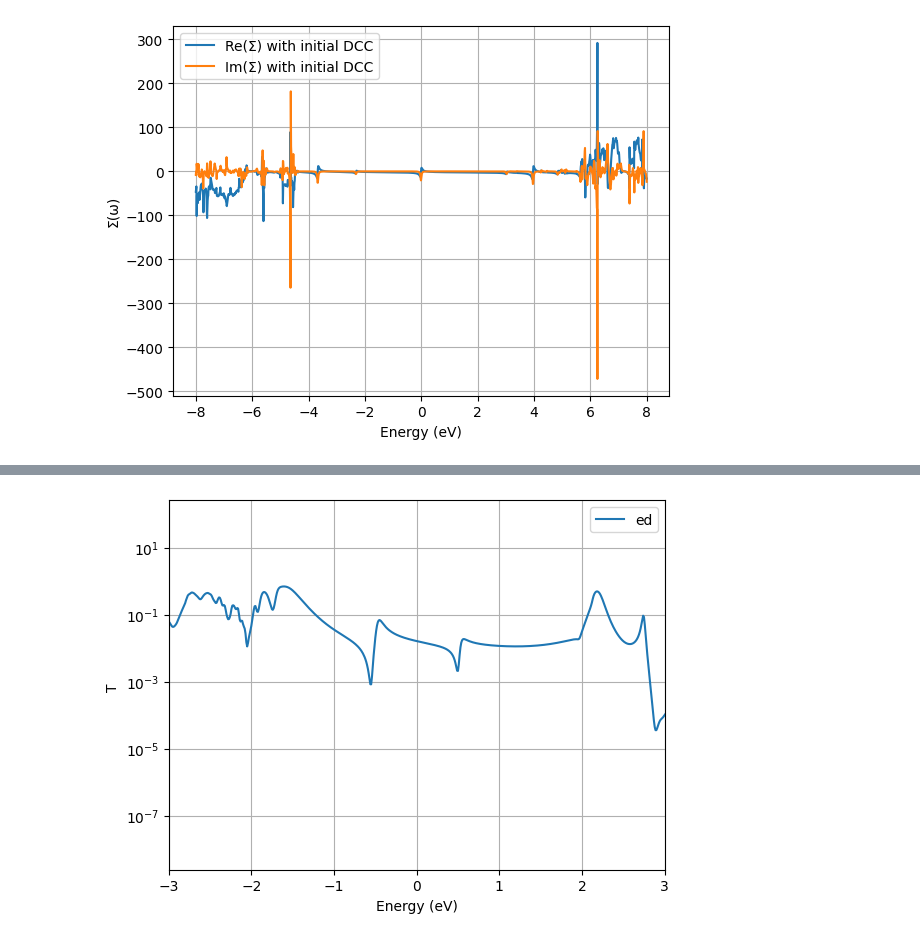
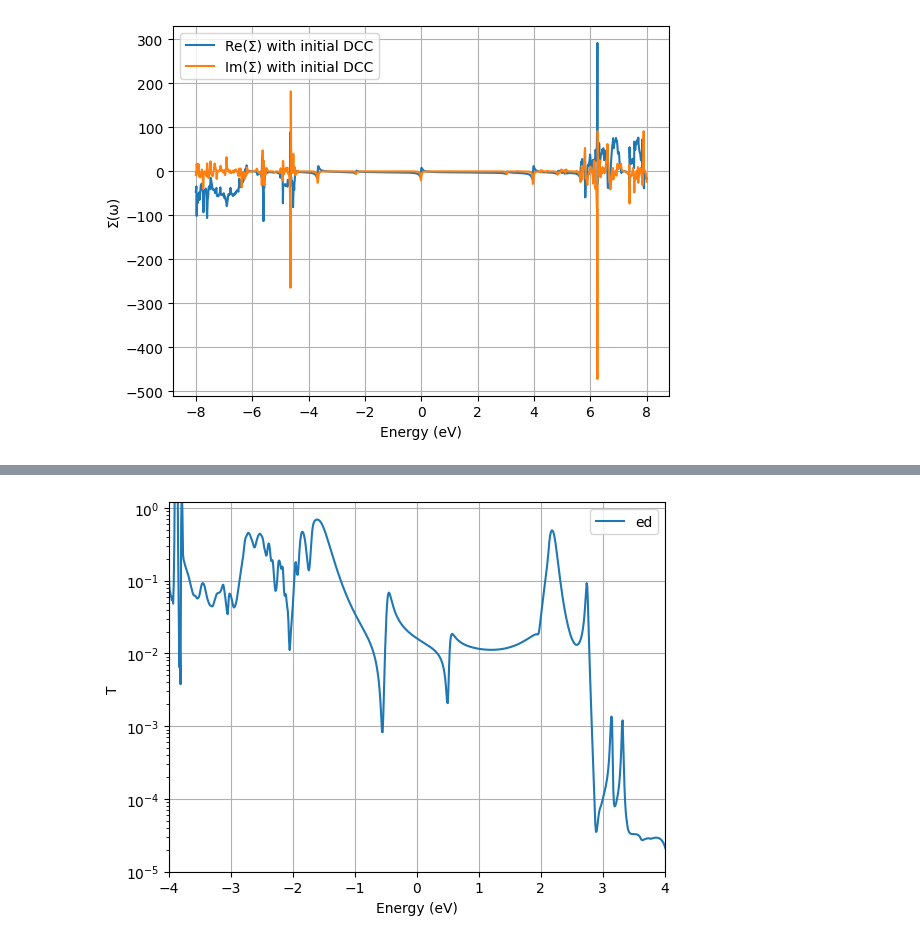
Before and after one commit to aj0337/qtpyt-tests, a Jupyter notebook: gw_edmft/AuBDA14CH2/analysis.ipynb, the cells around one changed output, grey strips where cells are left out. Cells and saved outputs as stored; diff of their text form; code cells hidden in the pictures.

```diff
--- a/gw_edmft/AuBDA14CH2/analysis.ipynb
+++ b/gw_edmft/AuBDA14CH2/analysis.ipynb
@@ -68,11 +70,12 @@ plt.grid()
 # %%
 E,T = np.load('output/lowdin/ed/ET.npy')
 plt.plot(E, T, label='ed')
 plt.xlabel('Energy (eV)')
 plt.ylabel('T ')
 plt.legend()
 plt.yscale('log')
-plt.xlim(-3,3)
+plt.xlim(-4,4)
+plt.ylim(1e-5, 1.2)
 plt.grid()
 # %% [output]
-[figure, old version]
+[figure, new version]
```
Also changed, not shown: parts of 1 cell of this notebook, 2 other files.
